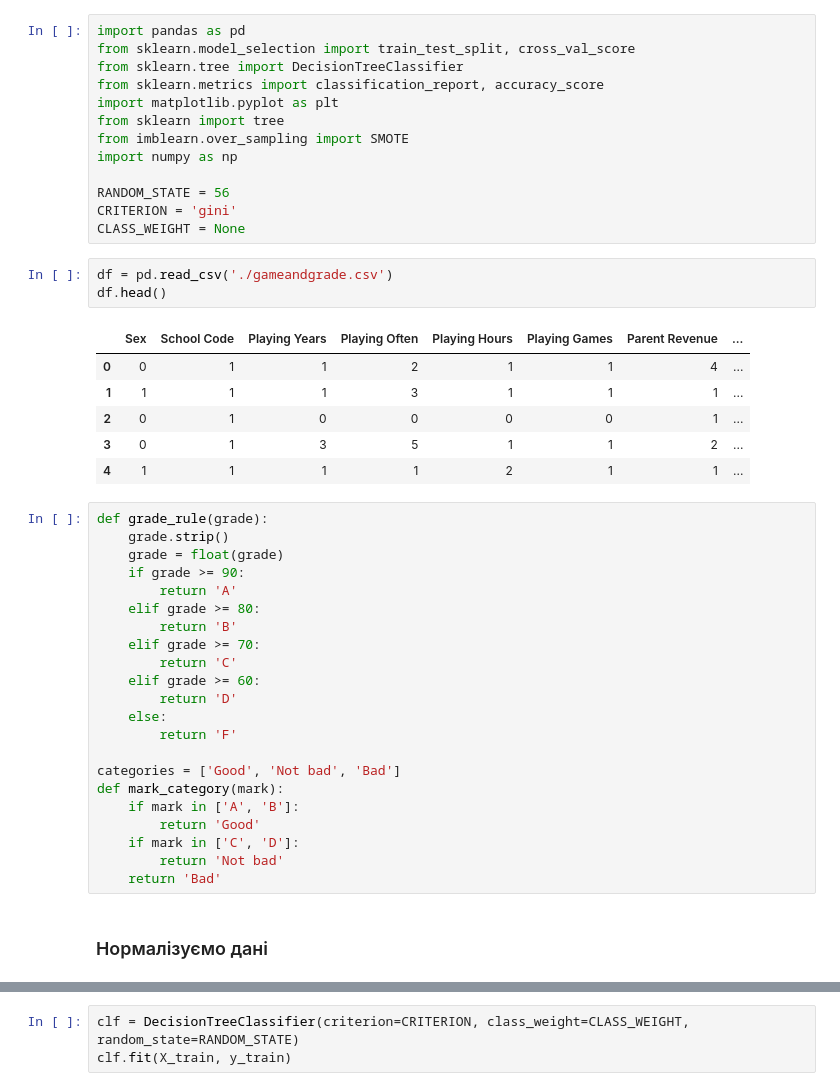
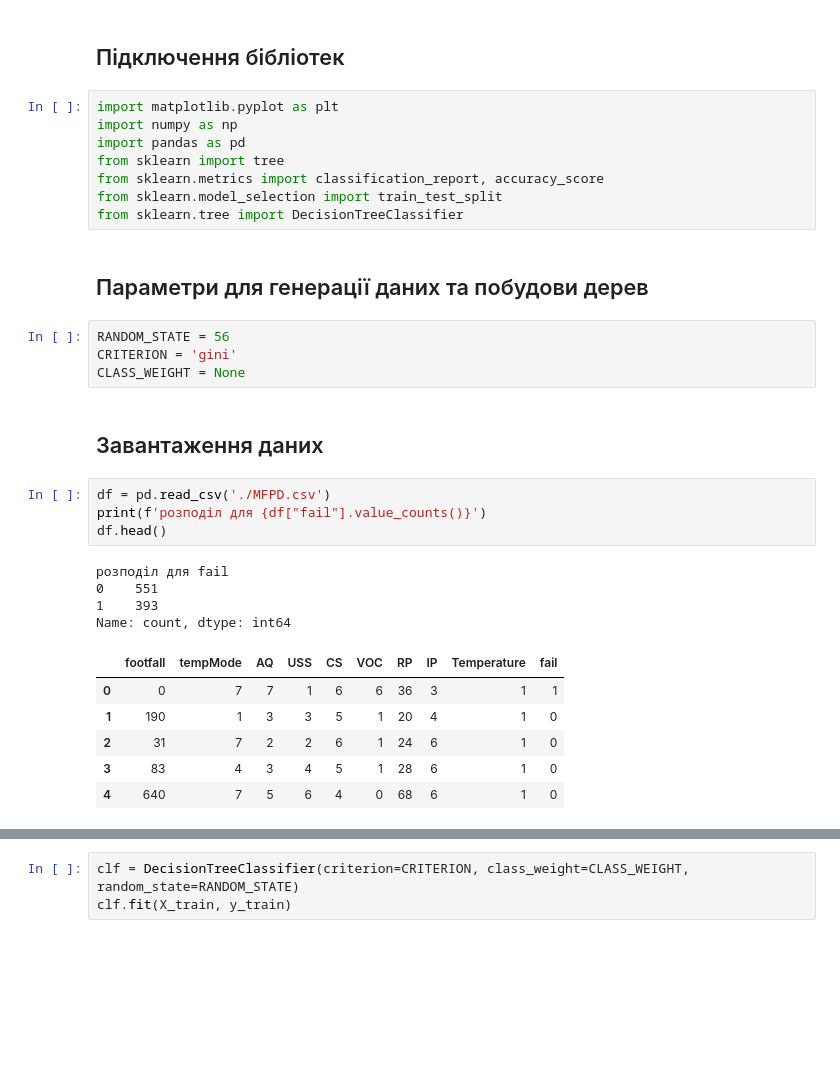
Before and after one commit to SylvaticGhost/AD, a Jupyter notebook: Lab3/Lab3.ipynb, the cells around one changed output, grey strips where cells are left out. Saved outputs shown, nothing was run; the diff lists cells and outputs as text; blank space fills up the shorter version.

```diff
--- a/Lab3/Lab3.ipynb
+++ b/Lab3/Lab3.ipynb
@@ -1,47 +3,33 @@
+# %% [markdown]
+## Підключення бібліотек
 # %%
+import matplotlib.pyplot as plt
+import numpy as np
 import pandas as pd
-from sklearn.model_selection import train_test_split, cross_val_score
+from sklearn import tree
+from sklearn.metrics import classification_report, accuracy_score
+from sklearn.model_selection import train_test_split
 from sklearn.tree import DecisionTreeClassifier
-from sklearn.metrics import classification_report, accuracy_score
-import matplotlib.pyplot as plt
-from sklearn import tree
-from imblearn.over_sampling import SMOTE
-import numpy as np
-
-RANDOM_STATE = 56
-CRITERION = 'gini'
-CLASS_WEIGHT = None
+# %% [markdown]
+## Параметри для генерації даних та побудови дерев
+# %%
+RANDOM_STATE = 56
+CRITERION = 'gini'
+CLASS_WEIGHT = None
+# %% [markdown]
+## Завантаження даних
 # %%
-df = pd.read_csv('./gameandgrade.csv')
+df = pd.read_csv('./MFPD.csv')
+print(f'розподіл для {df["fail"].value_counts()}')
 df.head()
 # %% [output]
+розподіл для fail
+0    551
+1    393
+Name: count, dtype: int64
-|  | Sex | School Code | Playing Years | Playing Often | Playing Hours | Playing Games | Parent Revenue | ... |
-| 0 | 0 | 1 | 1 | 2 | 1 | 1 | 4 | ... |
-| 1 | 1 | 1 | 1 | 3 | 1 | 1 | 1 | ... |
-| 2 | 0 | 1 | 0 | 0 | 0 | 0 | 1 | ... |
-| 3 | 0 | 1 | 3 | 5 | 1 | 1 | 2 | ... |
-| 4 | 1 | 1 | 1 | 1 | 2 | 1 | 1 | ... |
+|  | footfall | tempMode | AQ | USS | CS | VOC | RP | IP | Temperature | fail |
+| 0 | 0 | 7 | 7 | 1 | 6 | 6 | 36 | 3 | 1 | 1 |
+| 1 | 190 | 1 | 3 | 3 | 5 | 1 | 20 | 4 | 1 | 0 |
+| 2 | 31 | 7 | 2 | 2 | 6 | 1 | 24 | 6 | 1 | 0 |
+| 3 | 83 | 4 | 3 | 4 | 5 | 1 | 28 | 6 | 1 | 0 |
+| 4 | 640 | 7 | 5 | 6 | 4 | 0 | 68 | 6 | 1 | 0 |
-# %%
-def grade_rule(grade):
-    grade.strip()
-    grade = float(grade)
-    if grade >= 90:
-        return 'A'
-    elif grade >= 80:
-        return 'B'
-    elif grade >= 70:
-        return 'C'
-    elif grade >= 60:
-        return 'D'
-    else:
-        return 'F'
-
-categories = ['Good', 'Not bad', 'Bad']
-def mark_category(mark):
-    if mark in ['A', 'B']:
-        return 'Good'
-    if mark in ['C', 'D']:
-        return 'Not bad'
-    return 'Bad'
-# %% [markdown]
-### Нормалізуємо дані
```
Also changed, not shown: parts of 28 cells of this notebook, 5 other files.
